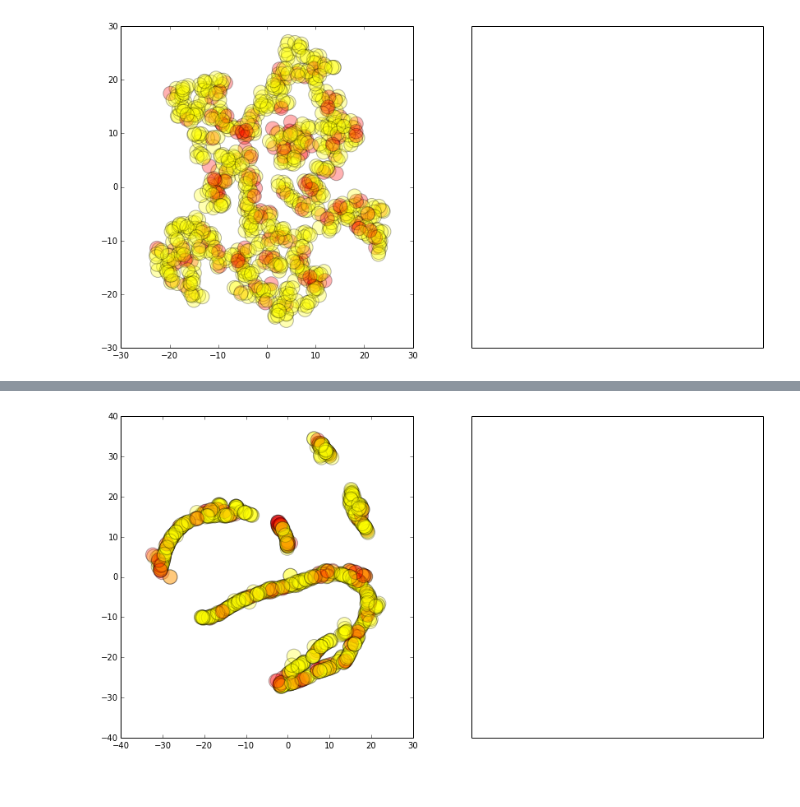
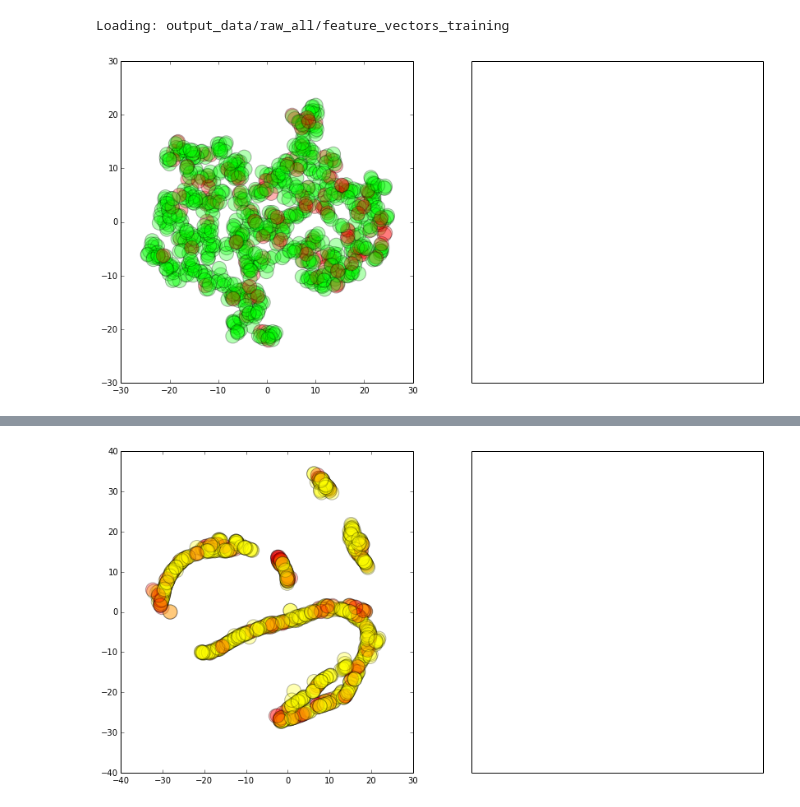
Before and after one commit to jkcn90/kaggle_galaxy_zoo, a Jupyter notebook: Plotting.ipynb, the cells around one changed output, grey strips where cells are left out. Drawn from its saved outputs; the diff is of its cells as text; code cells hidden in the pictures.

Commit message:
Updated plotting notebook to be cleaner, abstracted out plotting features

```diff
--- a/Plotting.ipynb
+++ b/Plotting.ipynb
@@ -156,13 +0,0 @@ class LoadGalaxy(plugins.PluginBase):
-# %%
-def plot_projection(X_projected):
-    X_projected = bh_sne(X_projected.astype(np.float64))
-
-    (fig, ax) = plt.subplots(nrows=1, ncols=2, figsize=(14, 7))
-    points = ax[0].scatter(X_projected[:,0], X_projected[:,1], s=300, alpha=0.3, c=y, cmap=plt.cm.autumn)
-
-    for axis in [ax[1].xaxis, ax[1].yaxis]:
-        axis.set_ticks([])
-        axis.set_major_formatter(plt.NullFormatter())
-
-    loadgalaxy = LoadGalaxy(points, galaxy_ids.tolist(), classinfo.tolist())
-    plugins.connect(fig, loadgalaxy)
@@ -169,9 +10,14 @@ def plot_projection(X_projected):
+# %%
+solutions = exploration.get_reduced_solutions()
+(X, y) = exploration.extract_features(solutions.index, feature_extraction.raw_all)
+# %% [output]
+Loading: output_data/raw_all/feature_vectors_training
 # %%
 rp = random_projection.SparseRandomProjection(n_components=2)
-X_projected = rp.fit_transform(X)
-plot_projection(X_projected)
+X_random = rp.fit_transform(X)
+plot_projection(X_random, y)
 # %% [output]
-[figure, old version]
+[figure, new version]
 # %%
 X_pca = decomposition.PCA(n_components=2, whiten=True).fit_transform(X)
 plot_projection(X_pca)
```
Also changed, not shown: parts of 9 cells of this notebook, 2 other files.
